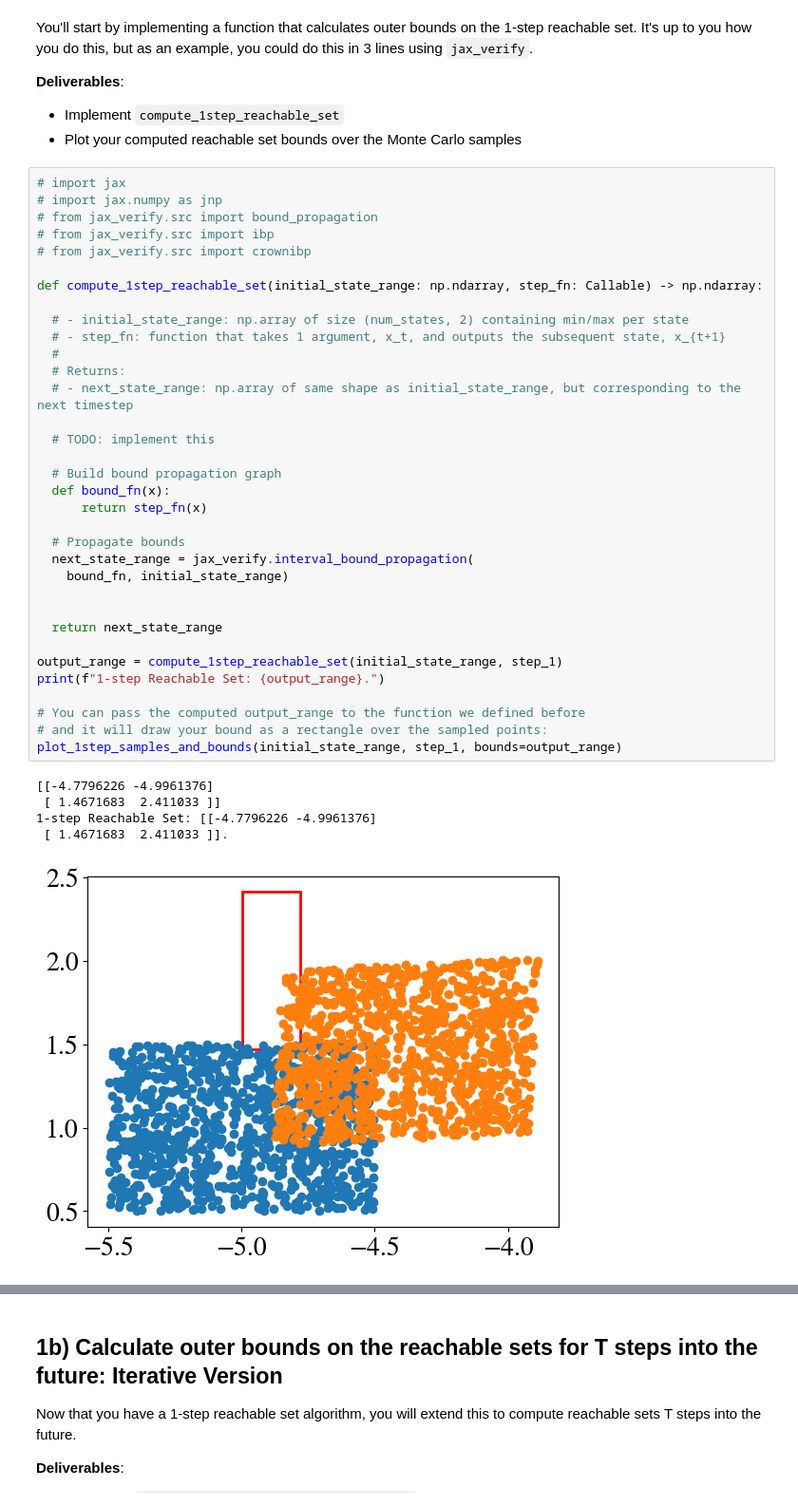
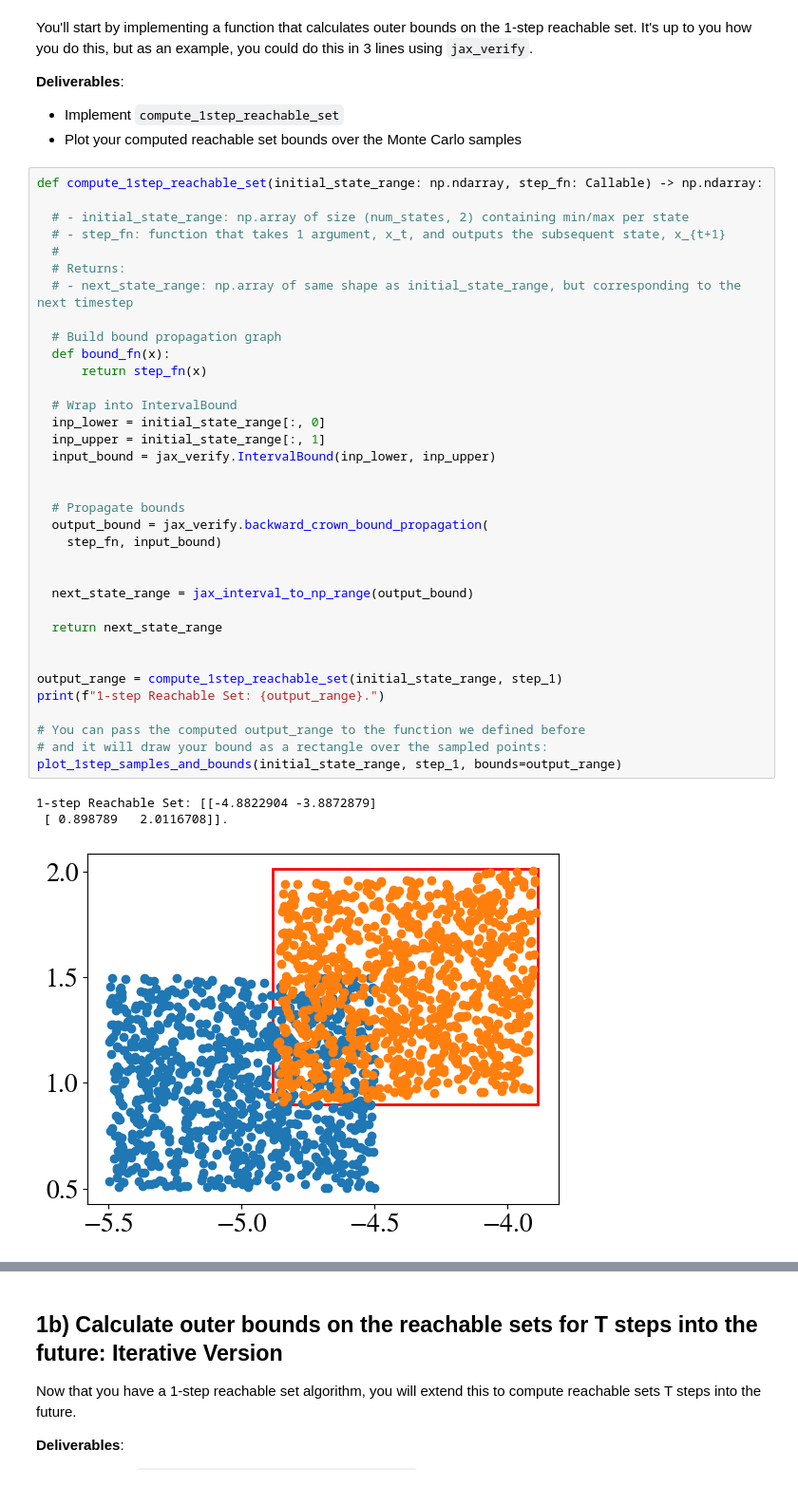
Before and after one commit to kmuenpra/EECE7268, a Jupyter notebook: EECE_CS_7268_HW3.ipynb, the cells around one changed output, grey strips where cells are left out. Shown at 95% size. Drawn from its saved outputs; the diff is of its cells as text.

```diff
--- a/EECE_CS_7268_HW3.ipynb
+++ b/EECE_CS_7268_HW3.ipynb
@@ -179,42 +179,41 @@ You'll start by implementing a function that calculates outer bounds on the 1-st
 - Implement `compute_1step_reachable_set`
 - Plot your computed reachable set bounds over the Monte Carlo samples
 # %%
-# import jax
-# import jax.numpy as jnp
-# from jax_verify.src import bound_propagation
-# from jax_verify.src import ibp
-# from jax_verify.src import crownibp
-
 def compute_1step_reachable_set(initial_state_range: np.ndarray, step_fn: Callable) -> np.ndarray:
 
   # - initial_state_range: np.array of size (num_states, 2) containing min/max per state
   # - step_fn: function that takes 1 argument, x_t, and outputs the subsequent state, x_{t+1}
   #
   # Returns:
   # - next_state_range: np.array of same shape as initial_state_range, but corresponding to the next timestep
 
-  # TODO: implement this
-
   # Build bound propagation graph
   def bound_fn(x):
       return step_fn(x)
 
-  # Propagate bounds
-  next_state_range = jax_verify.interval_bound_propagation(
-    bound_fn, initial_state_range)
+  # Wrap into IntervalBound
+  inp_lower = initial_state_range[:, 0]
+  inp_upper = initial_state_range[:, 1]
+  input_bound = jax_verify.IntervalBound(inp_lower, inp_upper)
 
 
+  # Propagate bounds
+  output_bound = jax_verify.backward_crown_bound_propagation(
+    step_fn, input_bound)
+
+
+  next_state_range = jax_interval_to_np_range(output_bound)
+
   return next_state_range
+
 
 output_range = compute_1step_reachable_set(initial_state_range, step_1)
 print(f"1-step Reachable Set: {output_range}.")
 
 # You can pass the computed output_range to the function we defined before
 # and it will draw your bound as a rectangle over the sampled points:
 plot_1step_samples_and_bounds(initial_state_range, step_1, bounds=output_range)
 # %% [output]
-[[-4.7796226 -4.9961376]
- [ 1.4671683  2.411033 ]]
-1-step Reachable Set: [[-4.7796226 -4.9961376]
- [ 1.4671683  2.411033 ]].
+1-step Reachable Set: [[-4.8822904 -3.8872879]
+ [ 0.898789   2.0116708]].
-[figure, old version]
+[figure, new version]
```
Also changed, not shown: parts of 5 cells of this notebook.
